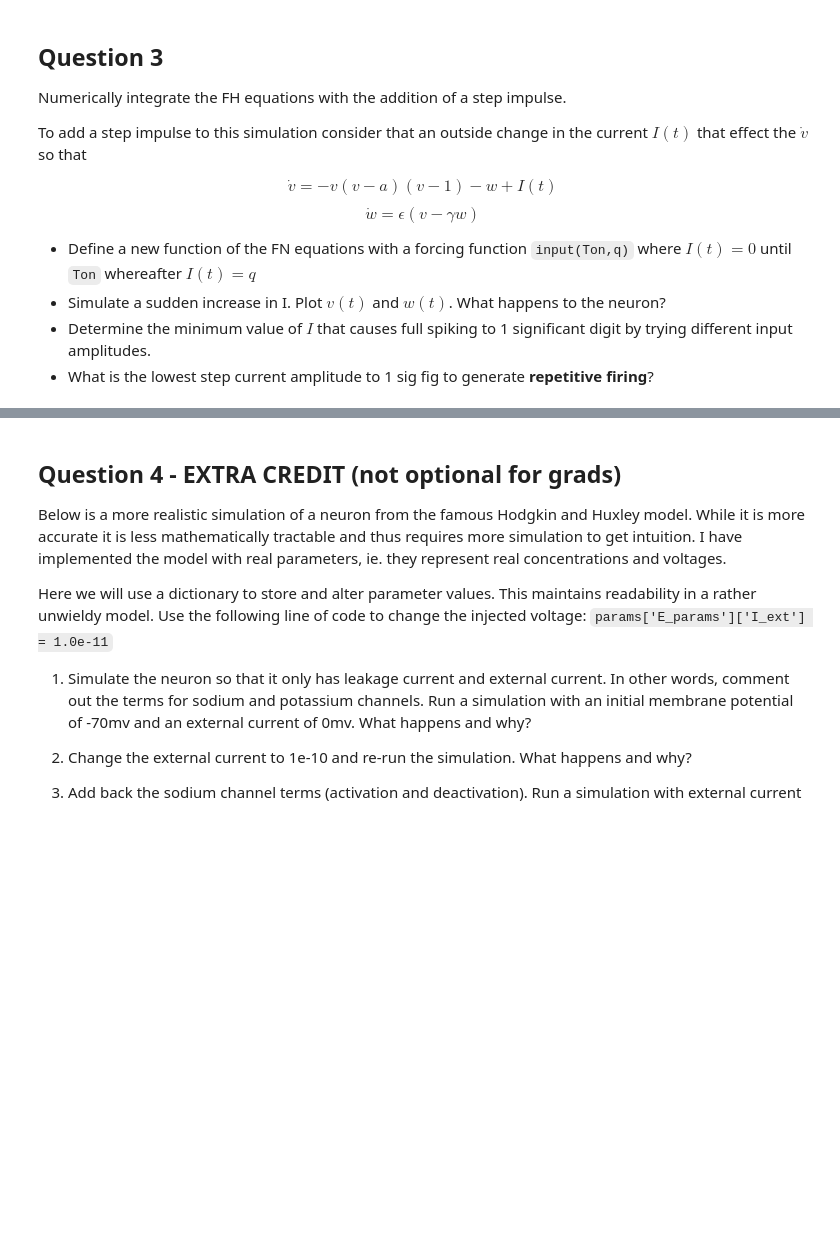
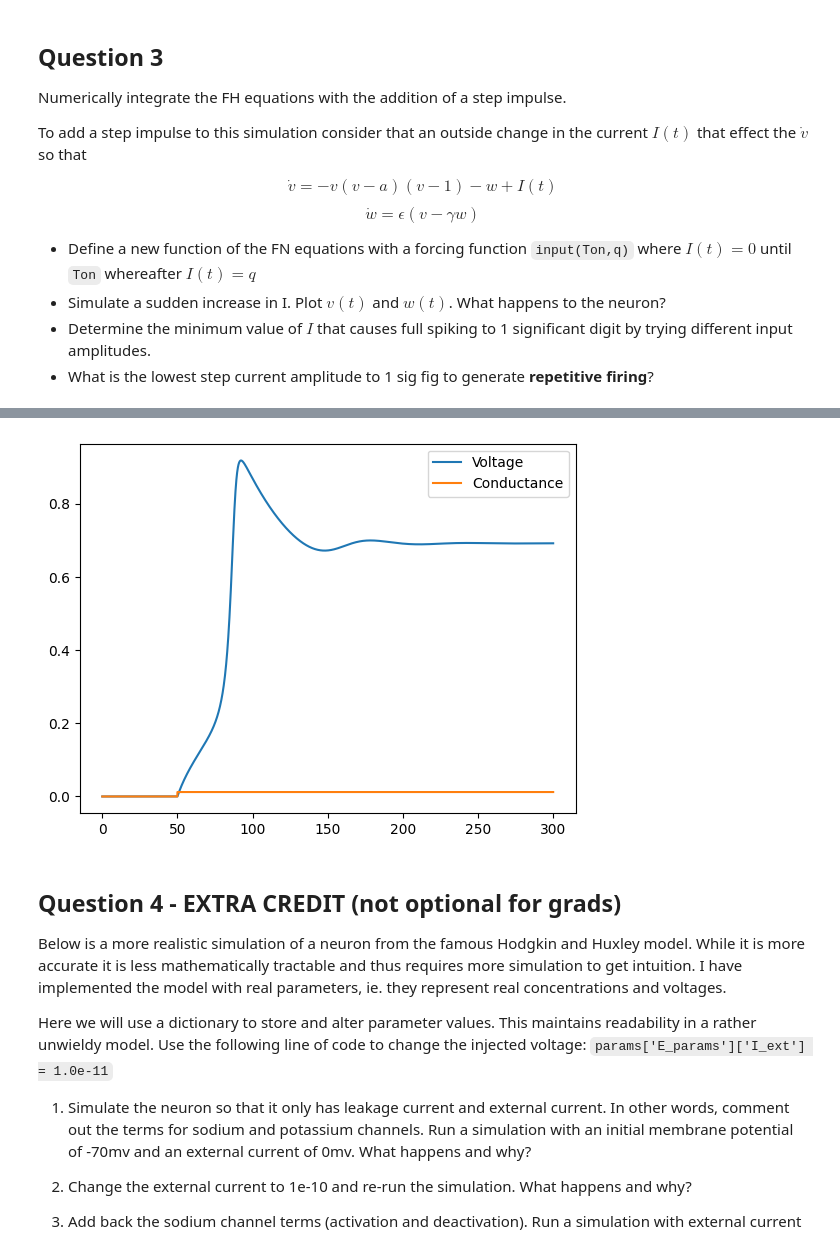
Before and after one commit to mkayeterry/MCDB172, a Jupyter notebook: ipynb/hw/HW8 - Neuronal Dynamics.ipynb, the cells around one changed output, grey strips where cells are left out. Saved outputs shown, nothing was run; the diff lists cells and outputs as text; code cells hidden in the pictures; blank space fills up the shorter version.

```diff
--- a/ipynb/hw/HW8 - Neuronal Dynamics.ipynb
+++ b/ipynb/hw/HW8 - Neuronal Dynamics.ipynb
@@ -142,3 +143,95 @@ $$\dot{w} = \epsilon (v - \gamma w)$$
 * Simulate a sudden increase in I. Plot $v(t)$ and $w(t)$. What happens to the neuron?
 * Determine the minimum value of $I$ that causes full spiking to 1 significant digit by trying different input amplitudes.
 * What is the lowest step current amplitude to 1 sig fig to generate **repetitive firing**?
+# %%
+def fitzHughNagumo_ForceFxn(state, t, Ton, q):
+
+    v = state[0]
+    w = state[1]
+
+    dv = -v * (v - a) * (v - 1) - w + force(t, Ton, q)
+    dw = eps * (v - (gamma * w))
+
+    return(dv, dw)
+
+# forcing function
+def force(t, Ton, q):
+
+    if t < Ton:
+        I = 0
+
+    if t >= Ton:
+        I = q
+
+    return I
+
+# for plotting
+def computeI(t, Ton, q):
+
+    I = np.zeros(len(t))
+
+    for idx in np.arange(0, len(t), 1):
+        I[idx] = force(t[idx], Ton, q)
+
+    return I
+
+# minimum input amplitude for full spiking
+def min_full_spike(state0, t, Ton):
+
+    q_lst = np.linspace(0, 0.2, 100)
+    max_v = []
+
+    for q in q_lst:
+        state = odeint(fitzHughNagumo_ForceFxn, state0, t, args=(Ton, q))
+        max_v.append(np.max(state[:, 0]))
+
+    idx = np.argmax(np.array(max_v) >= 0.9)
+    q_thresh = q_lst[idx]
+
+    return q_thresh
+
+
+# minimum input amplitude for repetitive firing
+def min_rep_fire(state0, t, Ton, max_iter=1000):
+    n_spikes = 0
+    q_thresh = min_full_spike(state0, t, Ton)
+    q_rep_thresh = q_thresh
+
+    state = odeint(fitzHughNagumo_ForceFxn, state0, t, args=(Ton, q_rep_thresh))
+
+    for i in range(1, t.size):
+        if state[:, 0][i] > q_thresh and state[:, 0][i-1] < q_thresh:
+            n_spikes += 1
+
+    while n_spikes < 3 and max_iter > 0:
+        q_rep_thresh += 0.001
+        state = odeint(fitzHughNagumo_ForceFxn, state0, t, args=(Ton, q_rep_thresh))
+
+        for i in range(1, len(t)):
+            if state[:, 0][i] > q_thresh and state[:, 0][i-1] < q_thresh:
+                n_spikes += 1
+        max_iter -= 1
+
+    return q_rep_thresh
+
+
+
+# define parameters
+state0 = [0, 0]
+t = np.linspace(0, 300, 3000)
+
+eps = 0.01
+a = 0.1
+gamma = 5
+Ton = 50
+
+state = odeint(fitzHughNagumo_ForceFxn, state0, t, args=(Ton, min_full_spike(state0, t, Ton)))
+
+print(f"Minimum input amplitude for full spiking: {min_full_spike(state0, t, Ton):.1e}")
+print(f"Minimum input amplitude for repetitive firing: {min_rep_fire(state0, t, Ton):.1e}")
+
+plt.plot(t, state[:, 0], label = 'Voltage')
+plt.plot(t, computeI(t, Ton, min_full_spike(state0, t, Ton)), label = 'Conductance')
+plt.legend()
+plt.show()
+# %% [output]
@@ -145,3 +240,4 @@ $$\dot{w} = \epsilon (v - \gamma w)$$
+[figure, added]
 # %% [markdown]
 ## Question 4 - EXTRA CREDIT (not optional for grads)
 
```
Also changed, not shown: parts of 3 cells of this notebook, 9 other files.
